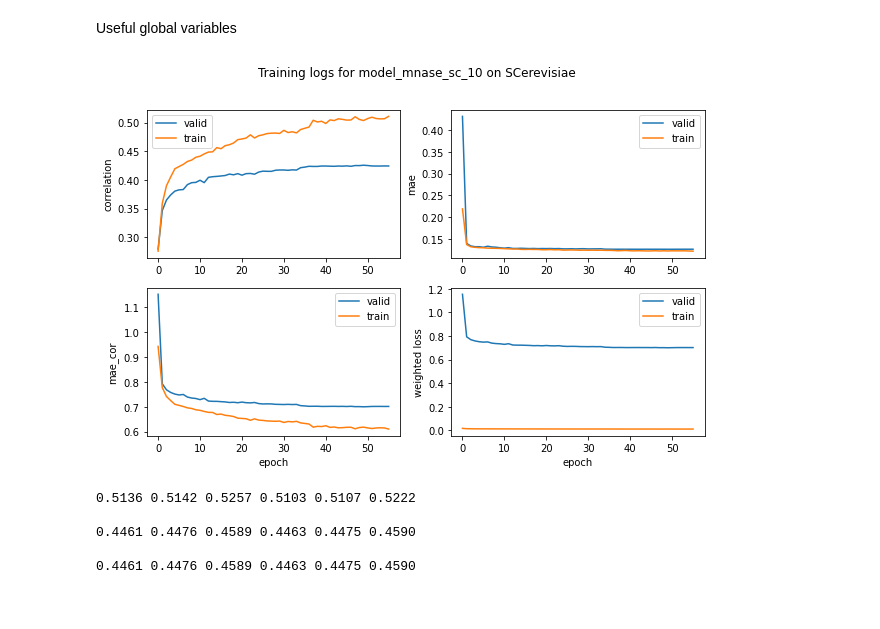
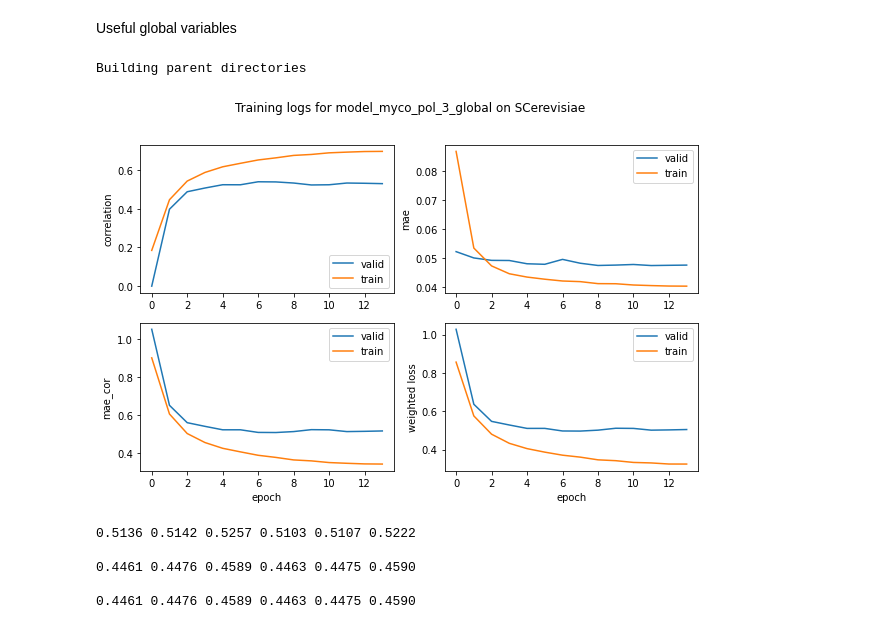
Before and after one commit to Alexwestbrook/mnhn-internship_DeepCNN_ChIP-seq, a Jupyter notebook: model_training_analysis.ipynb, the cells around one changed output. Drawn from its saved outputs; the diff is of its cells as text; code cells hidden in the pictures.

```diff
--- a/model_training_analysis.ipynb
+++ b/model_training_analysis.ipynb
@@ -35,7 +35,7 @@ prop_cycle = plt.rcParams['axes.prop_cycle']
 colors = prop_cycle.by_key()['color']
 # %%
 data = 'SCerevisiae'
-model_name = 'model_mnase_sc_10'
+model_name = 'model_myco_pol_3_global'
 
 logs = pd.read_csv(Path(data_dir, data, 'Trainedmodels', model_name, 'epoch_data.csv'))
 fig = plt.figure(figsize=(10, 6))
@@ -45,34 +45,35 @@ ax0.plot(logs['val_correlate'], label='valid')
 ax0.plot(logs['correlate'], label='train')
 ax0.set_ylabel('correlation')
 ax0.legend()
 
 ax1 = plt.subplot(222)
 ax1.plot(logs['val_mae'], label='valid')
 ax1.plot(logs['mae'], label='train')
 ax1.set_ylabel('mae')
 ax1.legend()
 
 ax2 = plt.subplot(223)
 ax2.plot(logs['val_mae'] + 1 - logs['val_correlate'], label='valid')
 ax2.plot(logs['mae'] + 1 - logs['correlate'], label='train')
 ax2.set_xlabel('epoch')
 ax2.set_ylabel('mae_cor')
 ax2.legend()
 
 ax3 = plt.subplot(224)
 ax3.plot(logs['val_loss'], label='valid')
 ax3.plot(logs['loss'], label='train')
 ax3.set_xlabel('epoch')
 ax3.set_ylabel('weighted loss')
 ax3.legend()
 
 fig_file = Path(writing_dir, data, 'results', model_name, f'{model_name}_train_log.png')
 fig_file = utils.safe_filename(fig_file)
 plt.savefig(fig_file, bbox_inches='tight')
 plt.show()
 plt.close()
 # %% [output]
+Building parent directories
-[figure, old version]
+[figure, new version]
 # %%
 data = 'SCerevisiae'
 genome = 'W303'
```
Also changed, not shown: 2 other files.
